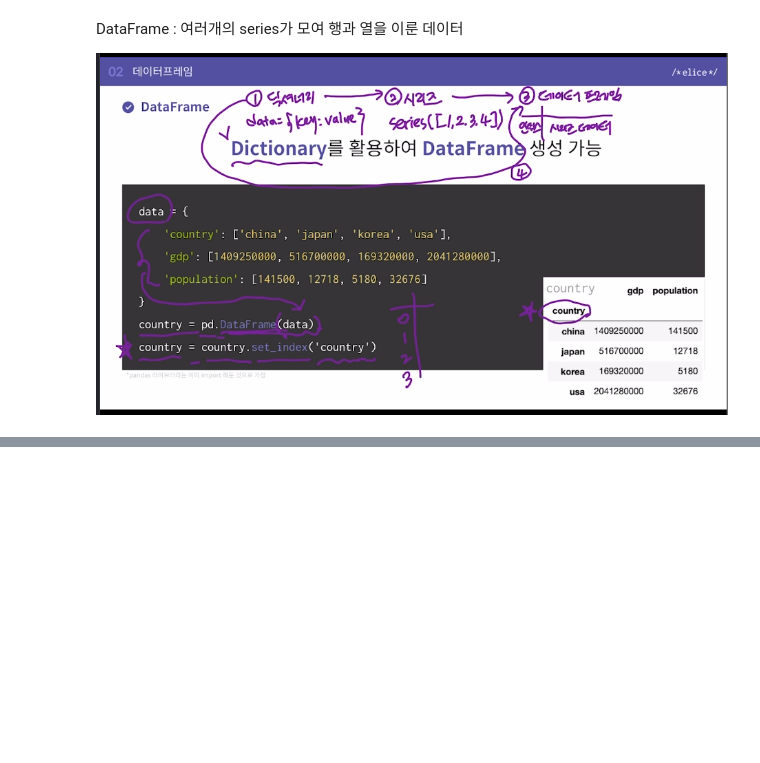
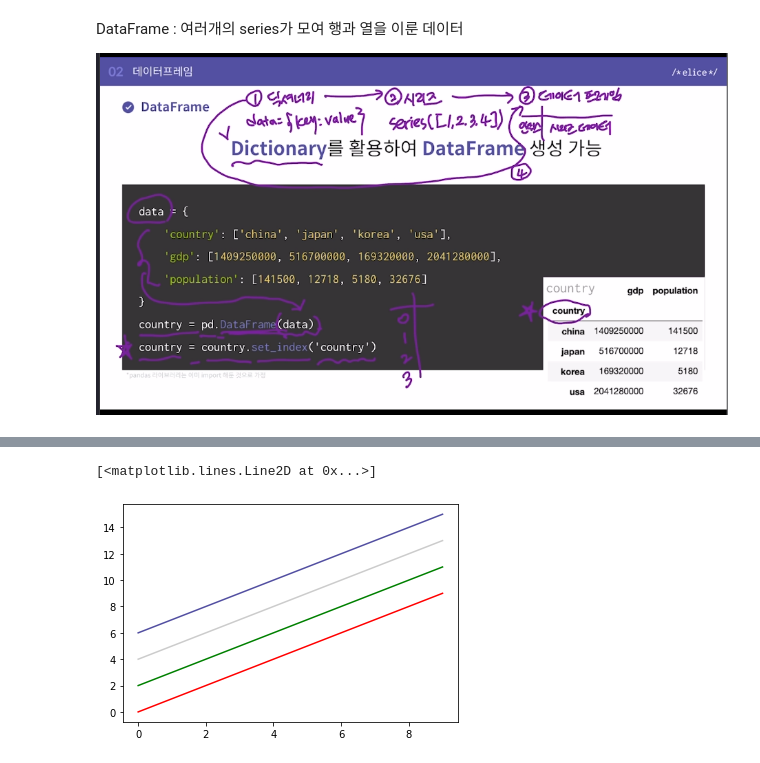
Before and after one commit to sanmaru11/Data_Analysis, a Jupyter notebook: data_lib.ipynb, the cells around one changed output, grey strips where cells are left out. Cells and saved outputs as stored; diff of their text form; code cells hidden in the pictures; blank space fills up the shorter version.

```diff
--- a/data_lib.ipynb
+++ b/data_lib.ipynb
@@ -281,0 +801,10 @@ usa         32676  2041280000
+# %%
+fig, ax = plt.subplots()
+x = np.arange(10)
+ax.plot(x, x, color = "r") # red
+ax.plot(x, x+2, color = "green") # green
+ax.plot(x, x+4, color = "0.8") # 0~1사이값의 gray scale
+ax.plot(x, x+6, color = "#524FA1")
+# %% [output]
+[<matplotlib.lines.Line2D at 0x...>]
+[figure, added]
```
Also changed, not shown: parts of 51 cells of this notebook.
